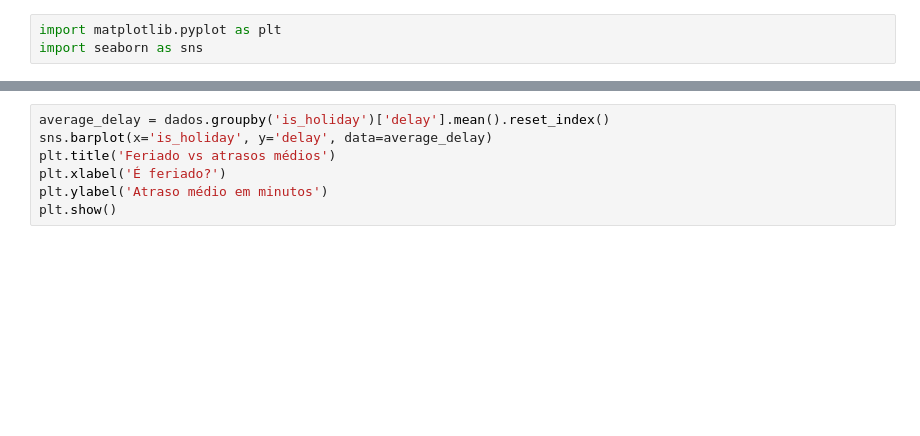
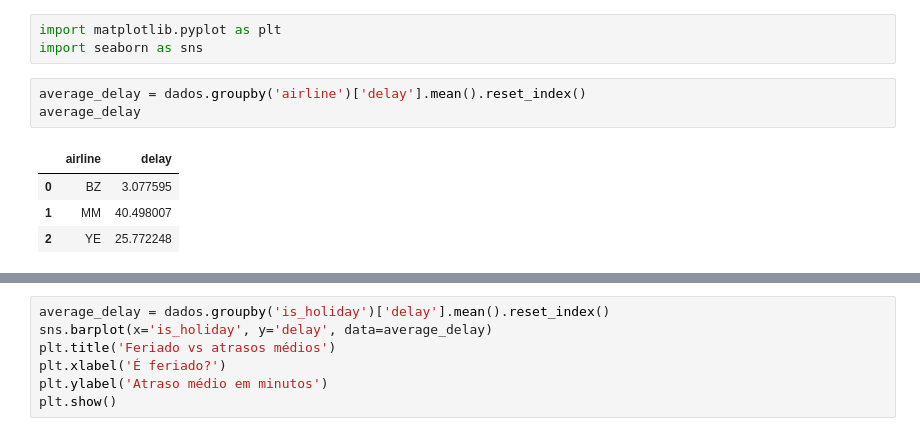
Before and after one commit to AnderCruz/01.Prevendo_Atraso_Voos, a Jupyter notebook: curso_modelo_atraso_voo.ipynb, the cells around one changed output, grey strips where cells are left out. Cells and saved outputs as stored; diff of their text form; blank space fills up the shorter version.

Commit message:
Change Groupby

```diff
--- a/curso_modelo_atraso_voo.ipynb
+++ b/curso_modelo_atraso_voo.ipynb
@@ -73,4 +73,12 @@ memory usage: 5.5+ MB
 # %%
 import matplotlib.pyplot as plt
 import seaborn as sns
+# %%
+average_delay = dados.groupby('airline')['delay'].mean().reset_index()
+average_delay
+# %% [output]
+|  | airline | delay |
+| 0 | BZ | 3.077595 |
+| 1 | MM | 40.498007 |
+| 2 | YE | 25.772248 |
 # %%
```
Also changed, not shown: parts of 3 cells of this notebook.
